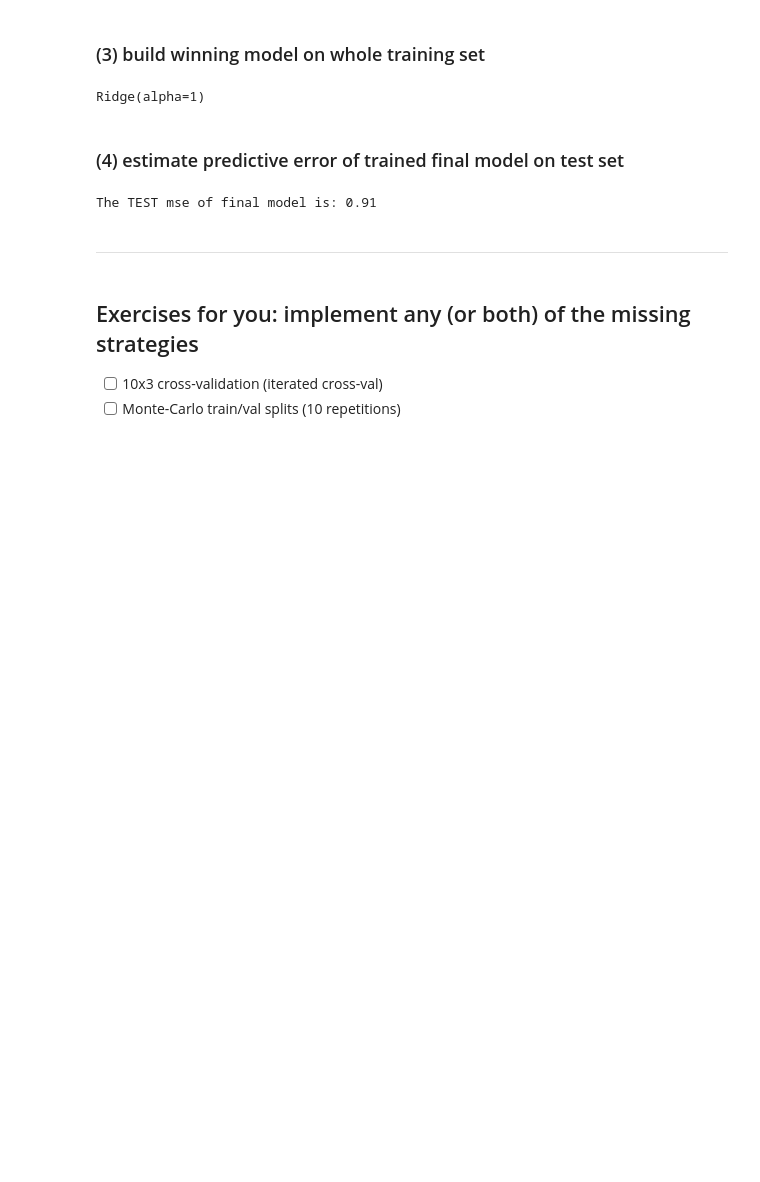
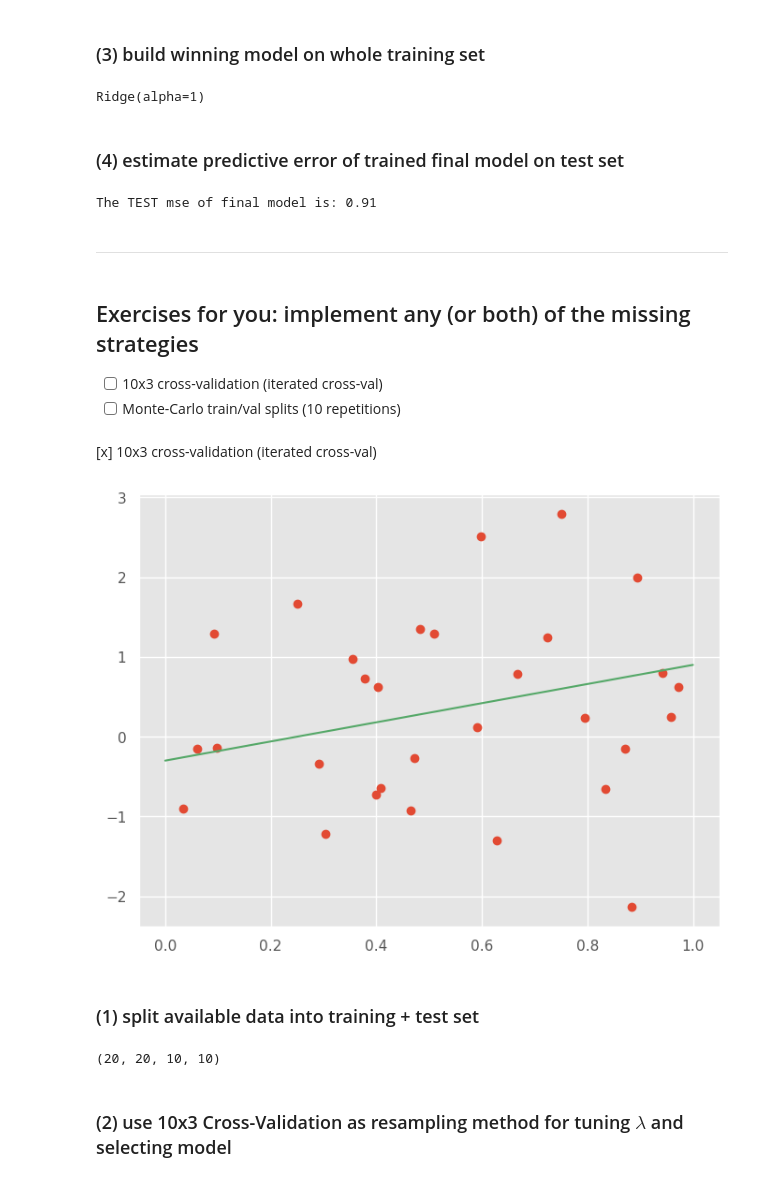
Before and after one commit to Lorenc1o/BDMA_Notes, a Jupyter notebook: UPC/Machine_Learning/Labs/lab05/ml05-resampling.ipynb, the cells around one changed output. Saved outputs shown, nothing was run; the diff lists cells and outputs as text; code cells hidden in the pictures; blank space fills up the shorter version.

```diff
--- a/UPC/Machine_Learning/Labs/lab05/ml05-resampling.ipynb
+++ b/UPC/Machine_Learning/Labs/lab05/ml05-resampling.ipynb
@@ -451,3 +451,26 @@ The TEST mse of final model is: 0.91
 
 - [ ] 10x3 cross-validation (iterated cross-val)
 - [ ] Monte-Carlo train/val splits (10 repetitions)
+# %% [markdown]
+[x] 10x3 cross-validation (iterated cross-val)
+# %%
+# first generate dataset (we use same mechanism as above)
+N = 30
+sigma = 1
+
+X,y = fgen(N, sigma)
+
+fig, ax = plt.subplots(figsize=(8,6))
+ax.plot(X, y, 'o')
+ax.plot(np.linspace(0, 1,num=2), feval(np.linspace(0, 1,num=2)), 'g-');
+# %% [output]
+[figure, added]
+# %% [markdown]
+### (1) split available data into training + test set
+# %%
+X_learn, X_test, y_learn, y_test = train_test_split(X.reshape(-1, 1), y, test_size=0.33)
+X_learn.size, y_learn.size, X_test.size, y_test.size
+# %% [output]
+(20, 20, 10, 10)
+# %% [markdown]
+### (2) use 10x3 Cross-Validation as resampling method for tuning $\lambda$ and selecting model
```
Also changed, not shown: parts of 3 cells of this notebook.
